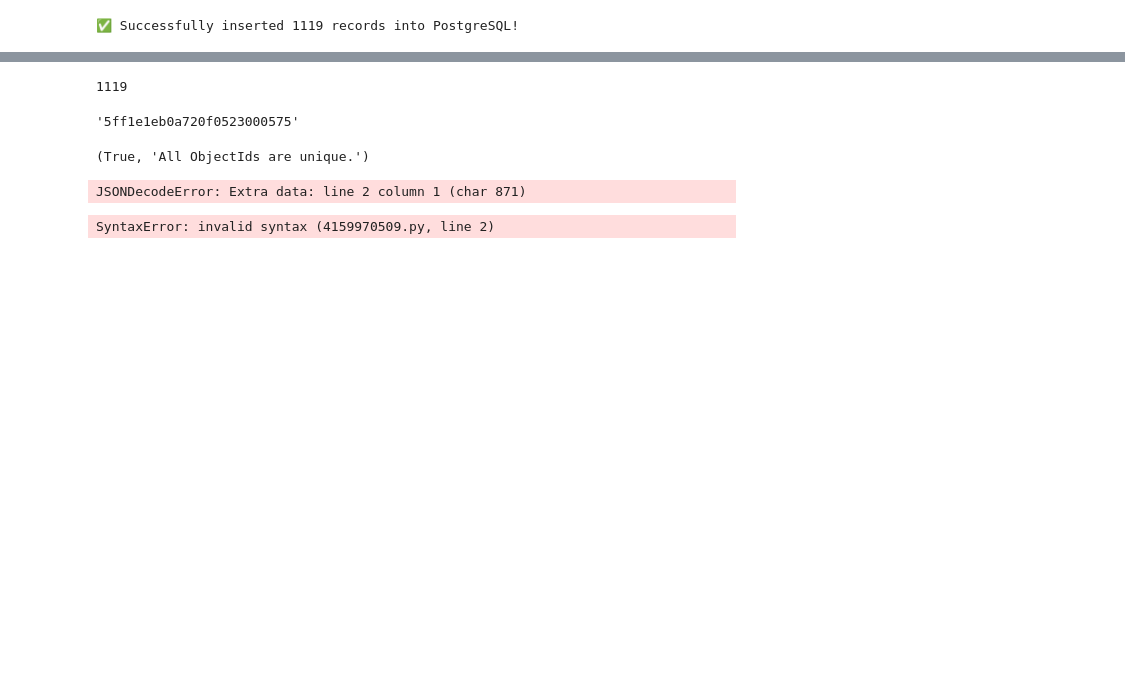
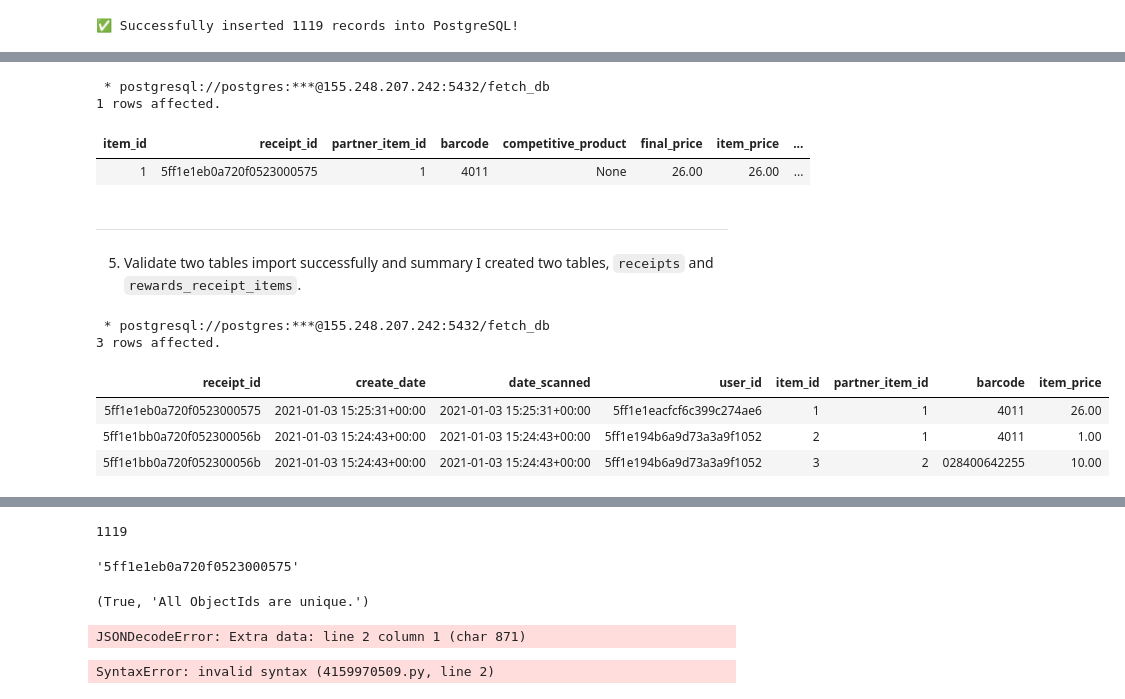
Before and after one commit to L3P3titPrince/015_FetchRewards_HW, a Jupyter notebook: src/FetchRewards_HW.ipynb, the cells around one changed output, grey strips where cells are left out. Cells and saved outputs as stored; diff of their text form; code cells hidden in the pictures; blank space fills up the shorter version.

```diff
--- a/src/FetchRewards_HW.ipynb
+++ b/src/FetchRewards_HW.ipynb
@@ -510,0 +632,36 @@ finally:
+# %%
+%%sql
+SELECT * FROM rewards_receipt_items LIMIT 1;
+# %% [output]
+ * postgresql://postgres:***@155.248.207.242:5432/fetch_db
+1 rows affected.
+| item_id | receipt_id | partner_item_id | barcode | competitive_product | final_price | item_price | ... |
+| 1 | 5ff1e1eb0a720f0523000575 | 1 | 4011 | None | 26.00 | 26.00 | ... |
+# %% [markdown]
+-----------------
+# %% [markdown]
+5. Validate two tables import successfully and summary
+   I created two tables, `receipts` and `rewards_receipt_items`.
+# %%
+%%sql
+-- join to validate design and INSERT are successful
+SELECT
+    r.receipt_id,
+    r.create_date,
+    r.date_scanned,
+    r.user_id,
+    ri.item_id,
+    ri.partner_item_id,
+    ri.barcode,
+    ri.item_price
+FROM
+    receipts r
+    INNER JOIN rewards_receipt_items ri ON r.receipt_id = ri.receipt_id
+LIMIT 3;
+# %% [output]
+ * postgresql://postgres:***@155.248.207.242:5432/fetch_db
+3 rows affected.
+| receipt_id | create_date | date_scanned | user_id | item_id | partner_item_id | barcode | item_price |
+| 5ff1e1eb0a720f0523000575 | 2021-01-03 15:25:31+00:00 | 2021-01-03 15:25:31+00:00 | 5ff1e1eacfcf6c399c274ae6 | 1 | 1 | 4011 | 26.00 |
+| 5ff1e1bb0a720f052300056b | 2021-01-03 15:24:43+00:00 | 2021-01-03 15:24:43+00:00 | 5ff1e194b6a9d73a3a9f1052 | 2 | 1 | 4011 | 1.00 |
+| 5ff1e1bb0a720f052300056b | 2021-01-03 15:24:43+00:00 | 2021-01-03 15:24:43+00:00 | 5ff1e194b6a9d73a3a9f1052 | 3 | 2 | 028400642255 | 10.00 |
```
Also changed, not shown: parts of 30 cells of this notebook.
